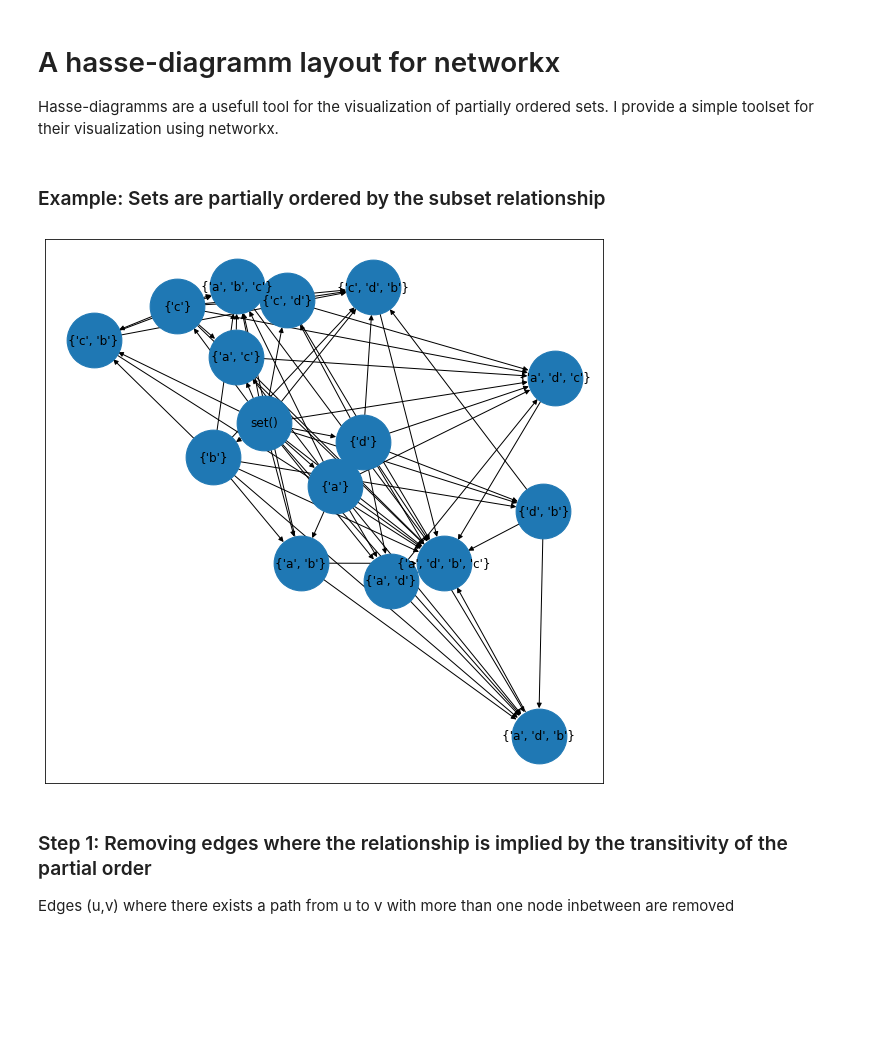
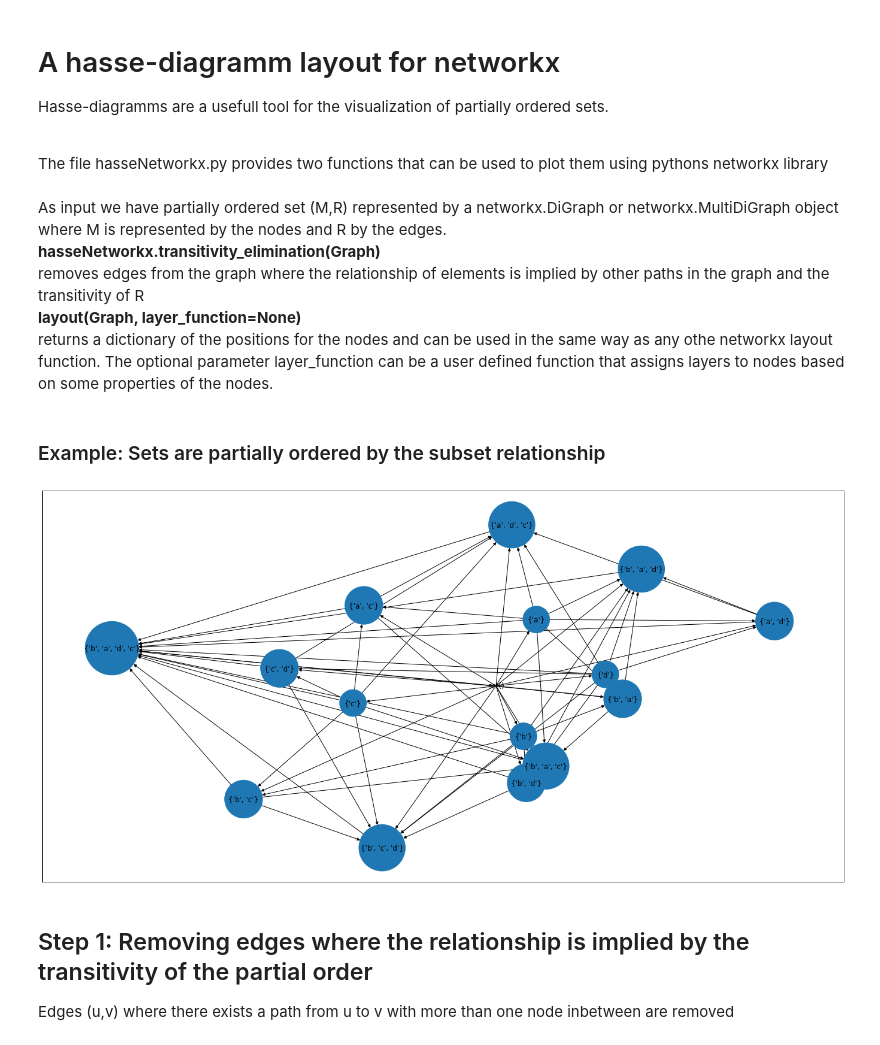
Before and after one commit to SimonHegele/hasseNetworkx, a Jupyter notebook: Demo.ipynb, the cells around one changed output. Saved outputs shown, nothing was run; the diff lists cells and outputs as text; code cells hidden in the pictures; blank space fills up the shorter version.

```diff
--- a/Demo.ipynb
+++ b/Demo.ipynb
@@ -1,8 +1,12 @@
-# %% [markdown]
-# A hasse-diagramm layout for networkx
-
-Hasse-diagramms are a usefull tool for the visualization of partially ordered sets.
-I provide a simple toolset for their visualization using networkx.
+# %% [markdown]
+# A hasse-diagramm layout for networkx
+
+Hasse-diagramms are a usefull tool for the visualization of partially ordered sets.<br><br>
+
+The file hasseNetworkx.py provides two functions that can be used to plot them using pythons networkx library<br><br>
+As input we have partially ordered set (M,R) represented by a networkx.DiGraph or networkx.MultiDiGraph object where M is represented by the nodes and R by the edges.<br>
+**hasseNetworkx.transitivity_elimination(Graph)**<br> removes edges from the graph where the relationship of elements is implied by other paths in the graph and the transitivity of R<br>
+**layout(Graph, layer_function=None)**<br> returns a dictionary of the positions for the nodes and can be used in the same way as any othe networkx layout function. The optional parameter layer_function can be a user defined function that assigns layers to nodes based on some properties of the nodes.
 # %%
 import matplotlib.pyplot
 import networkx
@@ -11,25 +15,27 @@ import hasseNetworkx
 # %% [markdown]
 ### Example: Sets are partially ordered by the subset relationship
 # %%
+# Defining the elements and their relationships
 sets = [set(),
         set('a'), set('b'), set('c'), set('d'),
         set('ab'), set('ac'), set('ad'), set('bc'), set('bd'), set('cd'),
         set('abc'), set('abd'), set('acd'), set('bcd'),
         set('abcd')]
-
 subset_relationships = [(str(s1),str(s2)) for s1 in sets for s2 in sets if ((s1 != s2) and (s1.issubset(s2)))]
 
+# Defining the Graph object
 Graph = networkx.DiGraph()
 Graph.add_nodes_from([str(s) for s in sets])
 Graph.add_edges_from(subset_relationships)
 
-matplotlib.pyplot.figure(figsize=(10, 10))
-networkx.draw_networkx(Graph, node_size=3000)
+# Plotting
+matplotlib.pyplot.figure(figsize=(24, 12))
+networkx.draw_networkx(Graph, node_size=[len(eval(node))*2000 for node in Graph.nodes()])
 matplotlib.pyplot.show()
 # %% [output]
-[figure, old version]
+[figure, new version]
 # %% [markdown]
-### Step 1: Removing edges where the relationship is implied by the transitivity of the partial order
+## Step 1: Removing edges where the relationship is implied by the transitivity of the partial order
 
 Edges (u,v) where there exists a path from u to v with more than one node inbetween are removed
 # %%
```
Also changed, not shown: parts of 7 cells of this notebook, 1 other file.
